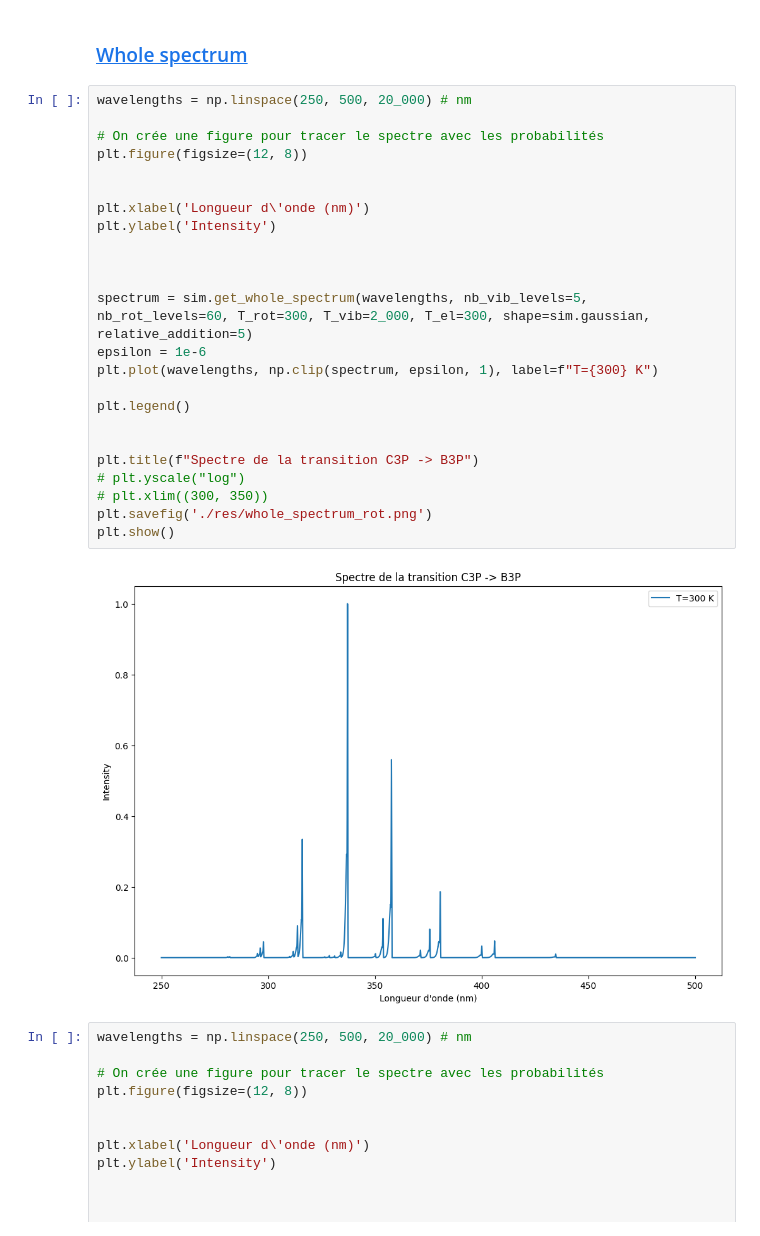
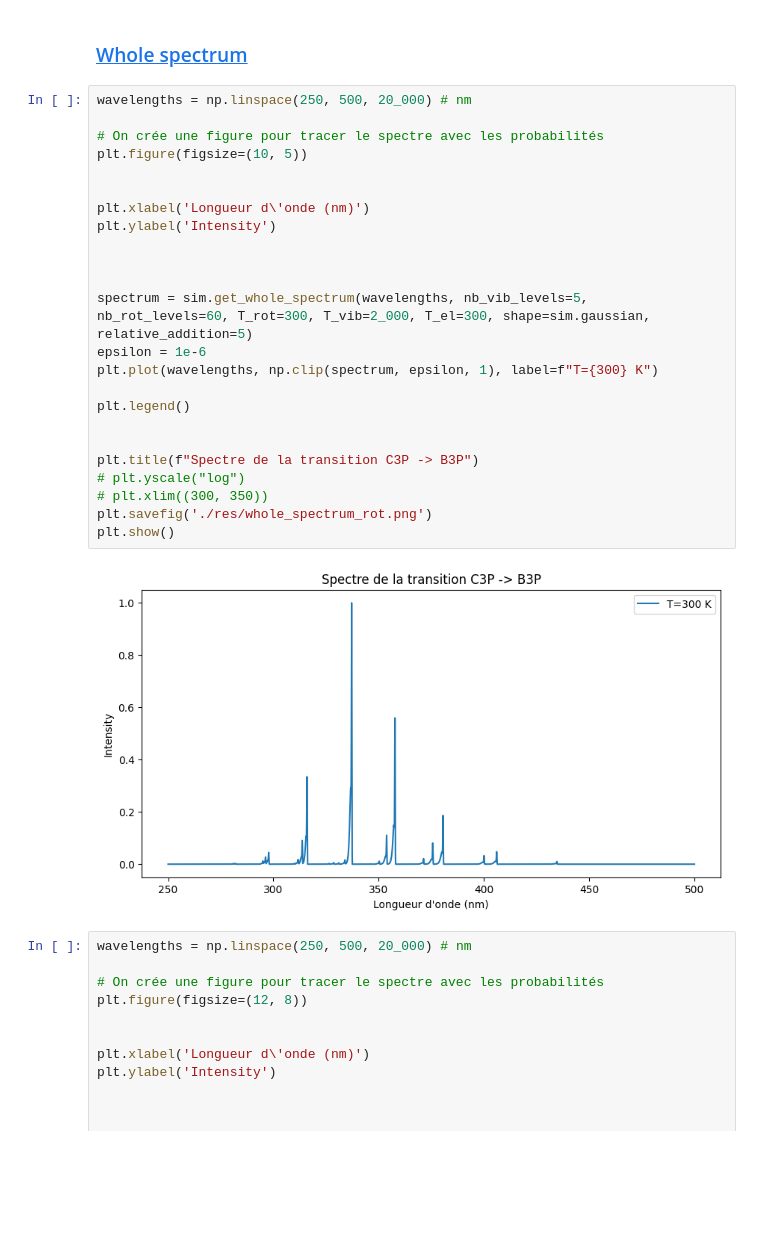
Before and after one commit to Hubert-LEROUX/xspectra, a Jupyter notebook: examples/simulation.ipynb, the cells around one changed output. Drawn from its saved outputs; the diff is of its cells as text; blank space fills up the shorter version.

```diff
--- a/examples/simulation.ipynb
+++ b/examples/simulation.ipynb
@@ -731,29 +806,29 @@ La différence entre les deux spectres au carré est de :  0.0013549383969008685
 # %%
 wavelengths = np.linspace(250, 500, 20_000) # nm
 
 # On crée une figure pour tracer le spectre avec les probabilités
-plt.figure(figsize=(12, 8))
+plt.figure(figsize=(10, 5))
 
 
 plt.xlabel('Longueur d\'onde (nm)')
 plt.ylabel('Intensity')
 
 
 
 spectrum = sim.get_whole_spectrum(wavelengths, nb_vib_levels=5, nb_rot_levels=60, T_rot=300, T_vib=2_000, T_el=300, shape=sim.gaussian, relative_addition=5)
 epsilon = 1e-6
 plt.plot(wavelengths, np.clip(spectrum, epsilon, 1), label=f"T={300} K")
 
 plt.legend()
 
 
 plt.title(f"Spectre de la transition C3P -> B3P")
 # plt.yscale("log")
 # plt.xlim((300, 350))
 plt.savefig('./res/whole_spectrum_rot.png')
 plt.show()
 # %% [output]
-[figure, old version]
+[figure, new version]
 # %%
 wavelengths = np.linspace(250, 500, 20_000) # nm
 
```
Also changed, not shown: parts of 8 cells of this notebook, 12 other files.
